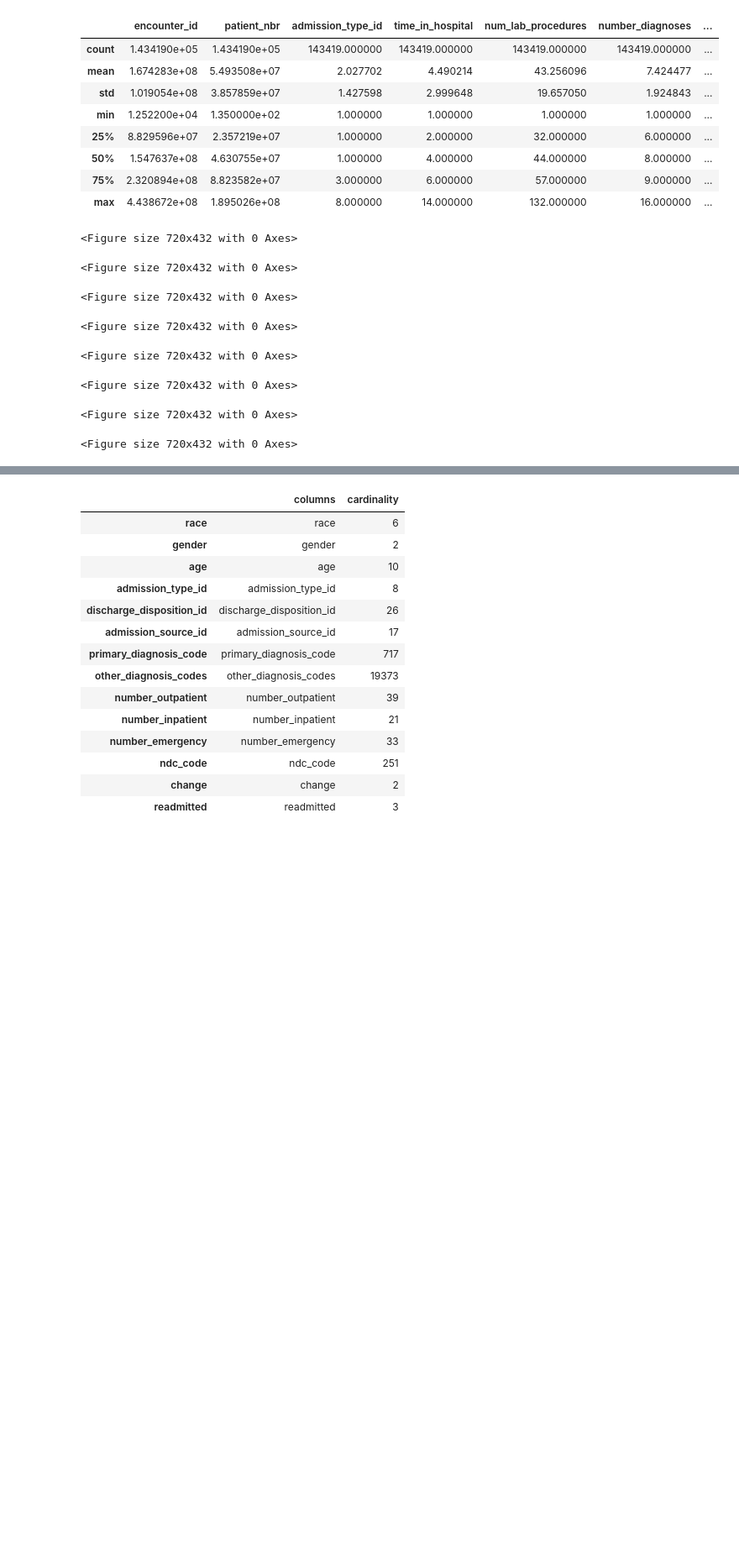
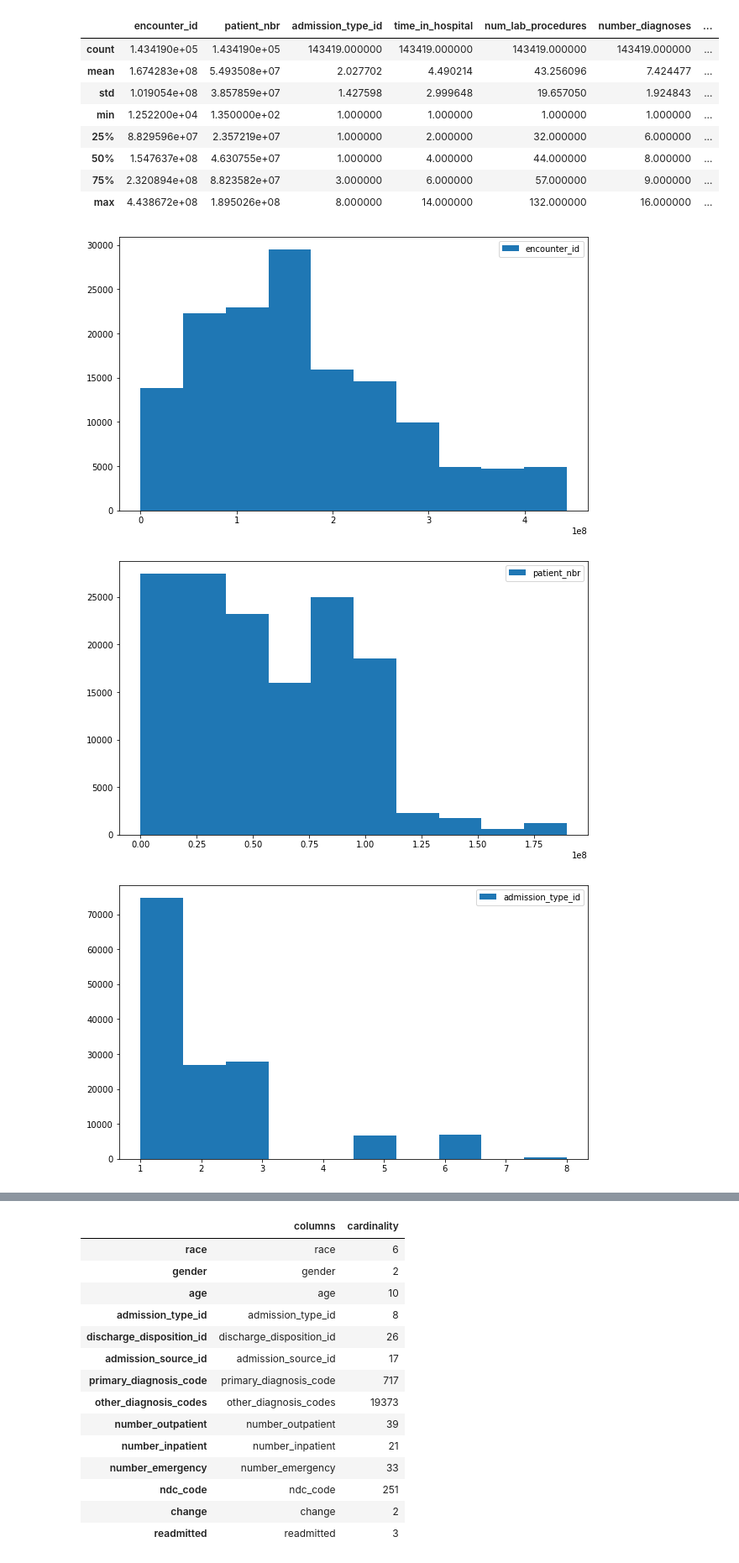
Before and after one commit to ricefields/udacity-project3, a Jupyter notebook: student_project.ipynb, the cells around one changed output, grey strips where cells are left out. Shown: that part at 84% size. Drawn from its saved outputs; the diff is of its cells as text; code cells hidden in the pictures; blank space fills up the shorter version.

```diff
--- a/student_project.ipynb
+++ b/student_project.ipynb
@@ -226,16 +228,11 @@ df[numeric_feature_list].describe()
 # %%
 # Plot histograms of numeric features
 for i in numeric_feature_list:
     plt.figure(figsize=(10,6))
-    #plt.hist(df[i],label=i)
-    #plt.legend()
-    #plt.show()
+    plt.hist(df[i],label=i)
+    plt.legend()
+    plt.show()
 # %% [output]
-<Figure size 720x432 with 0 Axes>
-<Figure size 720x432 with 0 Axes>
-<Figure size 720x432 with 0 Axes>
-<Figure size 720x432 with 0 Axes>
-<Figure size 720x432 with 0 Axes>
-<Figure size 720x432 with 0 Axes>
-<Figure size 720x432 with 0 Axes>
-<Figure size 720x432 with 0 Axes>
+[figure, added]
+[figure, added]
+[figure, added]
```
Also changed, not shown: parts of 16 cells of this notebook.
